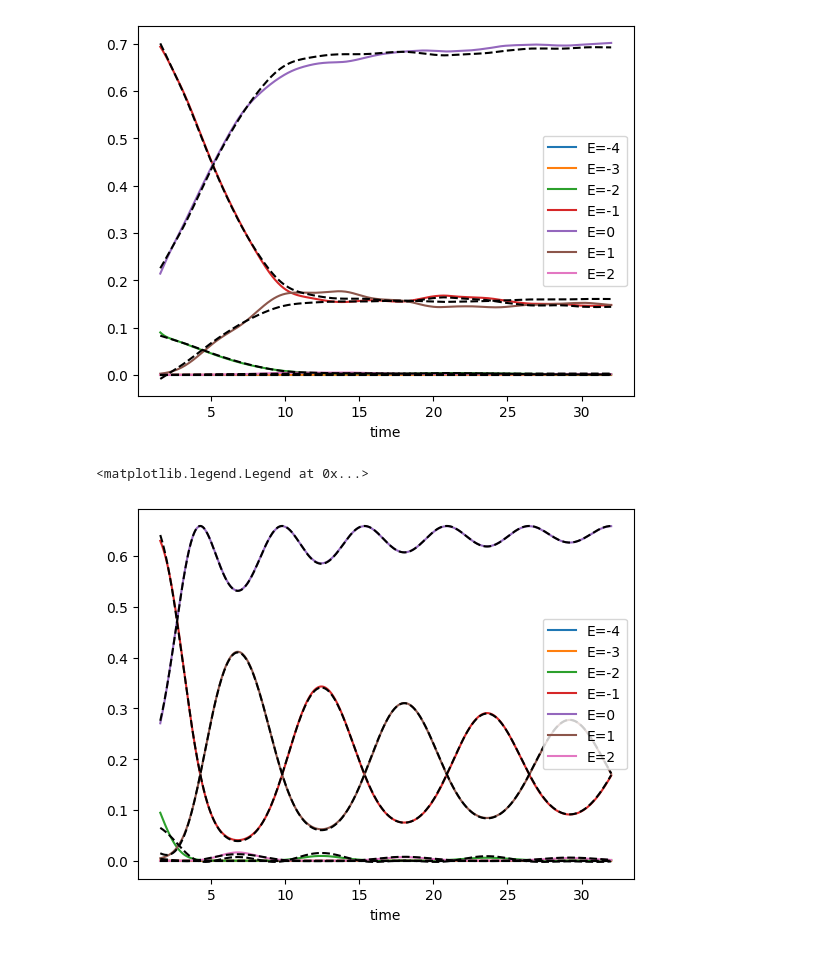
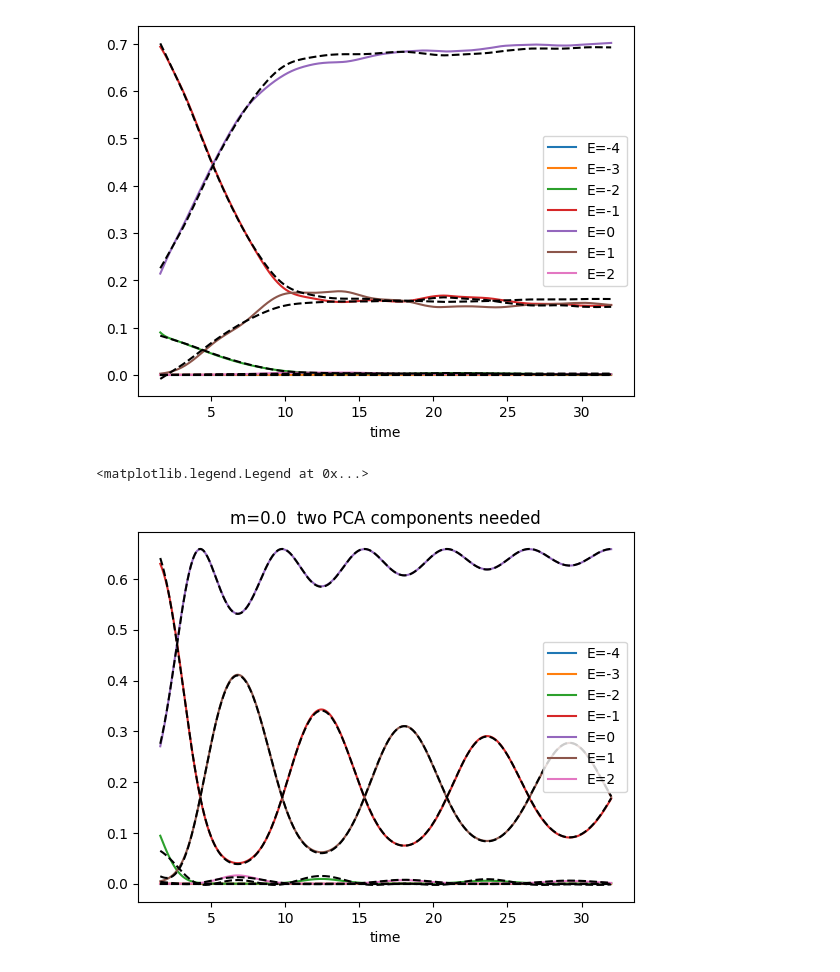
Before and after one commit to marekrams/pdf, a Jupyter notebook: plots_string_fragmentation.ipynb, the cells around one changed output. Cells and saved outputs as stored; diff of their text form; code cells hidden in the pictures.

```diff
--- a/plots_string_fragmentation.ipynb
+++ b/plots_string_fragmentation.ipynb
@@ -227,33 +227,34 @@ plt.legend()
 
 pca = PCA(n_components=2)
 
 dom = []
 m = 0.0
 
 d = data[m, N, a, D]
 time = d['time']
 probs = ((d['pr1b'] + d['pr1c']) / 2)
 
 slc = time > t0
 x = time[slc]
 probs = probs[slc]
 
 pca.fit(probs)
 y = pca.transform(probs)
 cc = pca.components_
 
 for ii, EE in enumerate(E1s):
     plt.plot(x, probs[:, ii], label=f"E={EE:1d}")
 
 reconstruct = y @ cc + np.mean(probs, axis=0)
 plt.plot(x, reconstruct, '--k')
 
 
 plt.xlabel("time")
 plt.ylabel("")
+plt.title(f"{m=}  two PCA components needed")
 plt.legend()
 # %% [output]
 <matplotlib.legend.Legend at 0x...>
-[figure, old version]
+[figure, new version]
 # %%
 # Fig 4a
```
Also changed, not shown: parts of 5 cells of this notebook, 7 other files.
